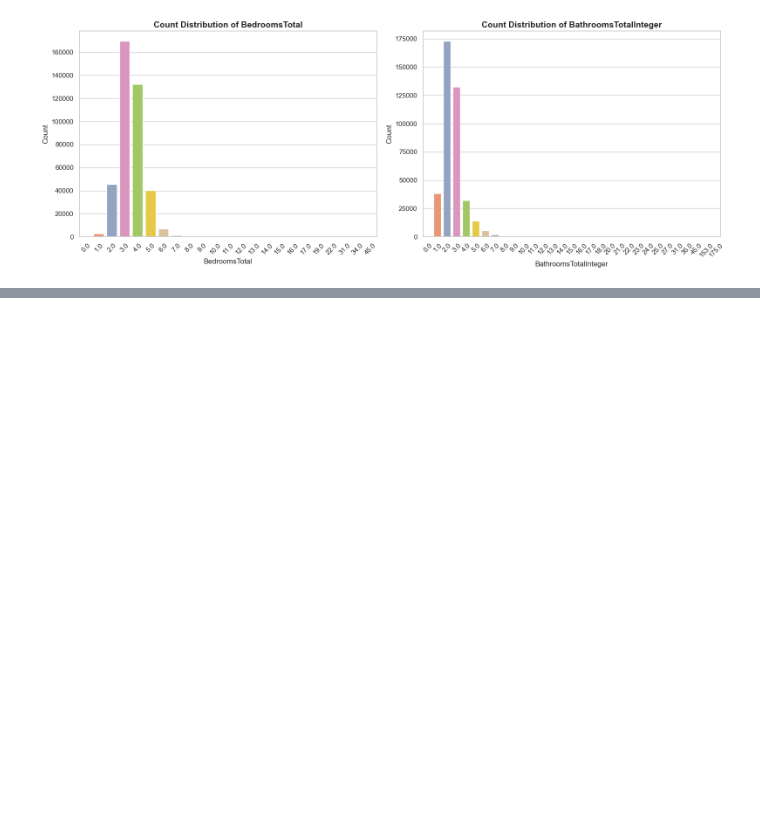
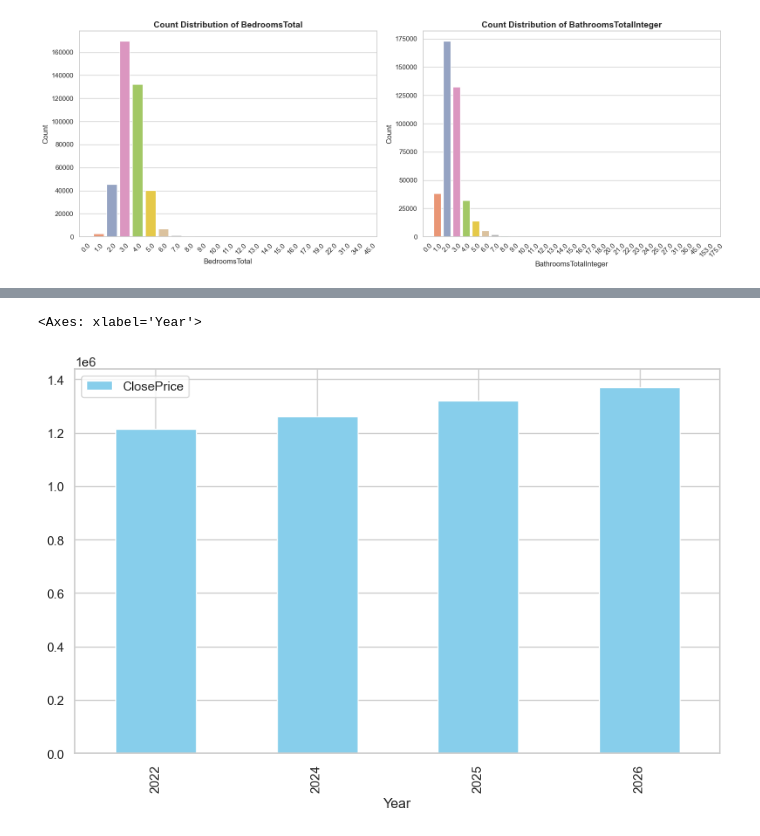
Before and after one commit to CiciAa777/idx-data, a Jupyter notebook: Jupyter notebook 01_exploration.ipynb, the cells around one changed output, grey strips where cells are left out. Cells and saved outputs as stored; diff of their text form; code cells hidden in the pictures; blank space fills up the shorter version.

```diff
--- a/Jupyter notebook 01_exploration.ipynb
+++ b/Jupyter notebook 01_exploration.ipynb
@@ -350,0 +422,5 @@ Name: count, dtype: int64
+# %%
+df_selected.drop(columns=['YearMonth']).groupby('Year').mean().reset_index().plot(x='Year', y='ClosePrice', kind='bar', figsize=(10,6), color='skyblue')
+# %% [output]
+<Axes: xlabel='Year'>
+[figure, added]
```
Also changed, not shown: parts of 8 cells of this notebook.
